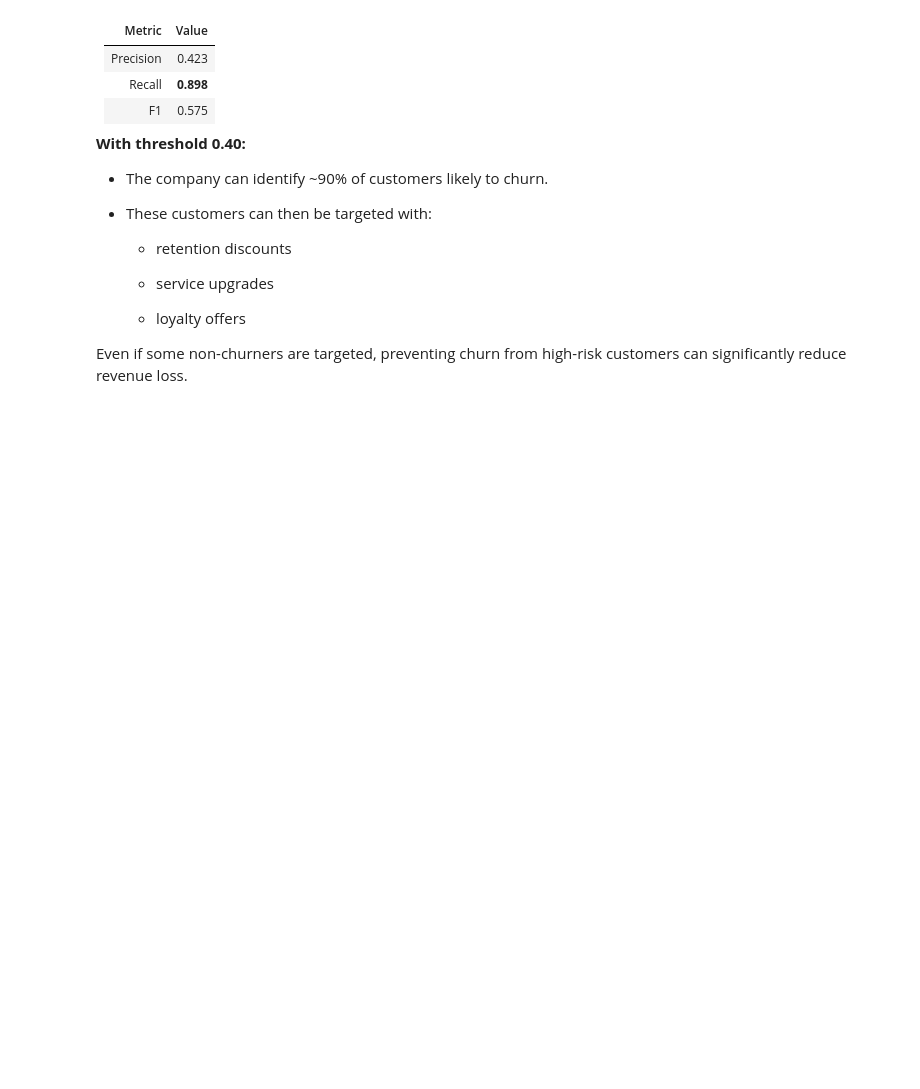
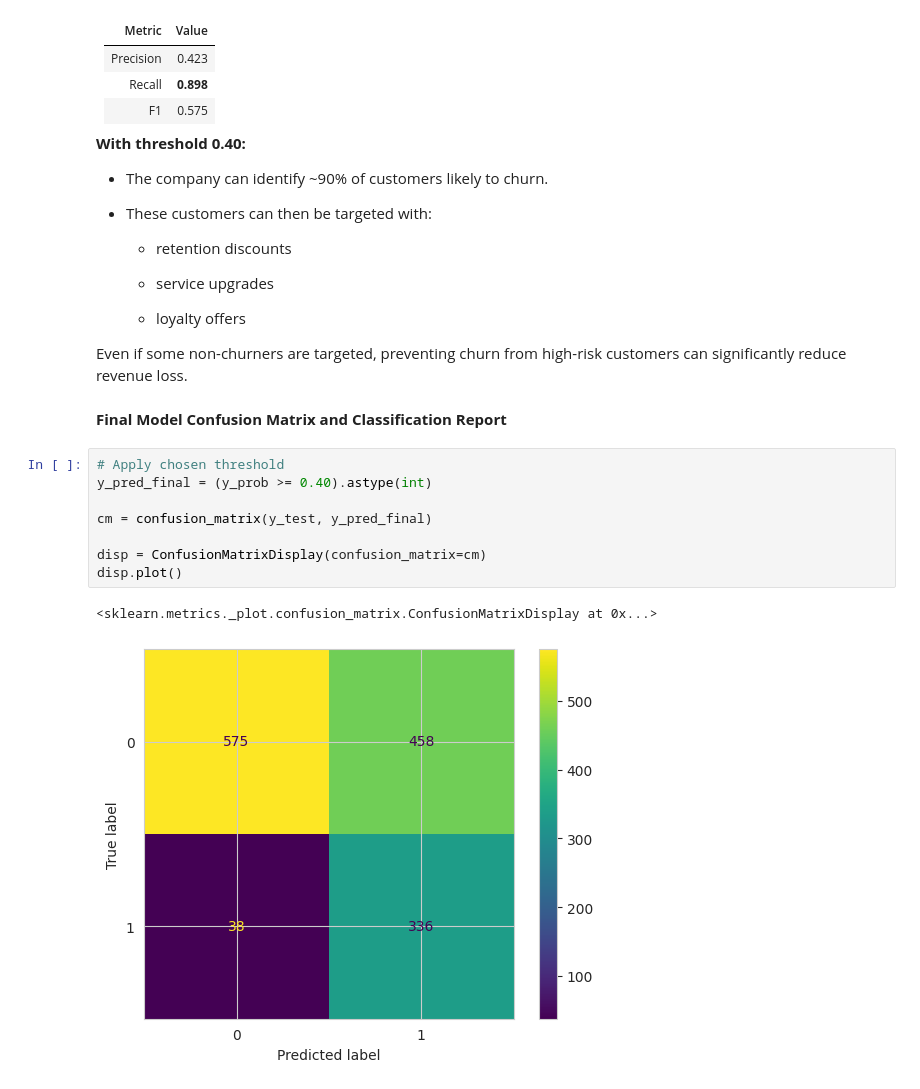
Before and after one commit to Sagarjain93/Machine-Learning-Portfolio, a Jupyter notebook: 03_ML_Practice/Customer_Churn_In_Telecom/Customer_Churn_Telecom.ipynb, the cells around one changed output. Cells and saved outputs as stored; diff of their text form; blank space fills up the shorter version.

```diff
--- a/03_ML_Practice/Customer_Churn_In_Telecom/Customer_Churn_Telecom.ipynb
+++ b/03_ML_Practice/Customer_Churn_In_Telecom/Customer_Churn_Telecom.ipynb
@@ -2812,3 +2812,16 @@ Threshold: 0.40
     * loyalty offers
 
 Even if some non-churners are targeted, preventing churn from high-risk customers can significantly reduce revenue loss.
+# %% [markdown]
+**Final Model Confusion Matrix and Classification Report**
+# %%
+# Apply chosen threshold
+y_pred_final = (y_prob >= 0.40).astype(int)
+
+cm = confusion_matrix(y_test, y_pred_final)
+
+disp = ConfusionMatrixDisplay(confusion_matrix=cm)
+disp.plot()
+# %% [output]
+<sklearn.metrics._plot.confusion_matrix.ConfusionMatrixDisplay at 0x...>
+[figure, added]
```
Also changed, not shown: parts of 3 cells of this notebook.
